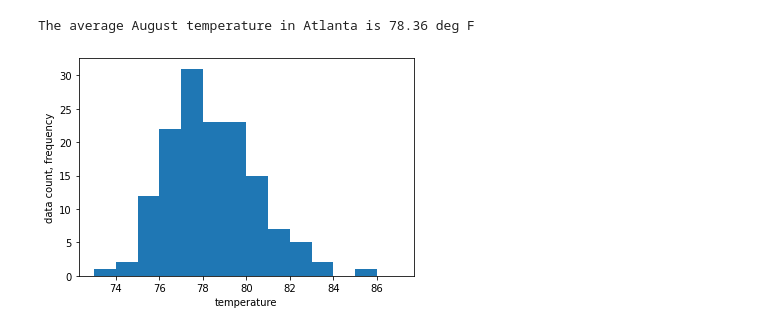
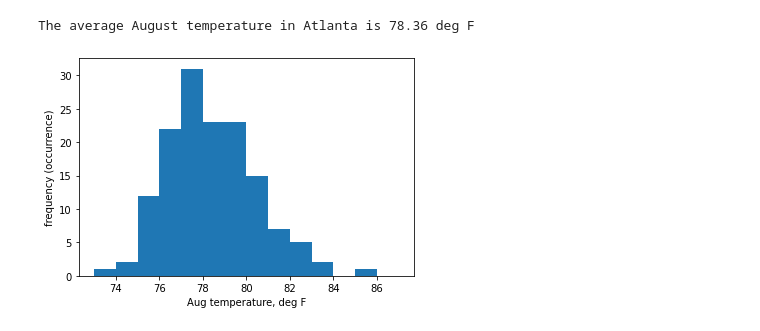
Before and after one commit to pengfeiliu371/EAS2655_S2023, a Jupyter notebook: python/Week1_exercise.ipynb, the cells around one changed output. Saved outputs shown, nothing was run; the diff lists cells and outputs as text; code cells hidden in the pictures.

```diff
--- a/python/Week1_exercise.ipynb
+++ b/python/Week1_exercise.ipynb
@@ -79,9 +58,9 @@ The average August temperature in Atlanta is 78.36 deg F
 # %%
 # next, let's plot the histogram
 bin=np.arange(73,88,1)
 plt.hist(AUG,bin)
-plt.xlabel('temperature')
-plt.ylabel('data count, frequency')
+plt.xlabel('Aug temperature, deg F')
+plt.ylabel('frequency (occurrence)')
 plt.show()
 # %% [output]
-[figure, old version]
+[figure, new version]
```
Also changed, not shown: parts of 4 cells of this notebook, 1 other file.
